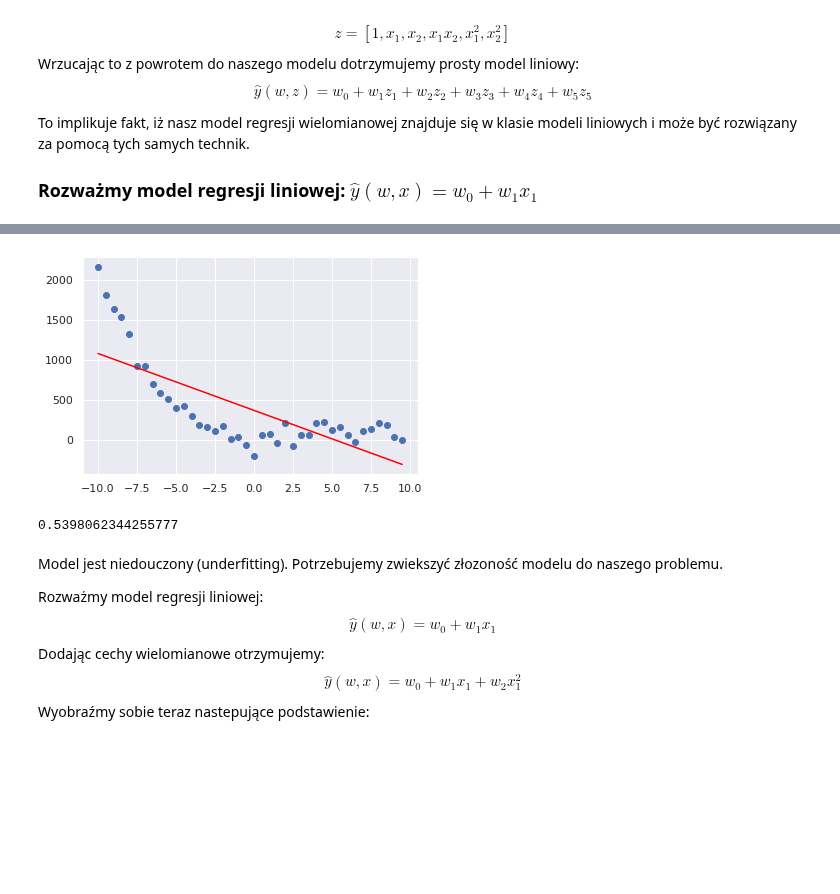
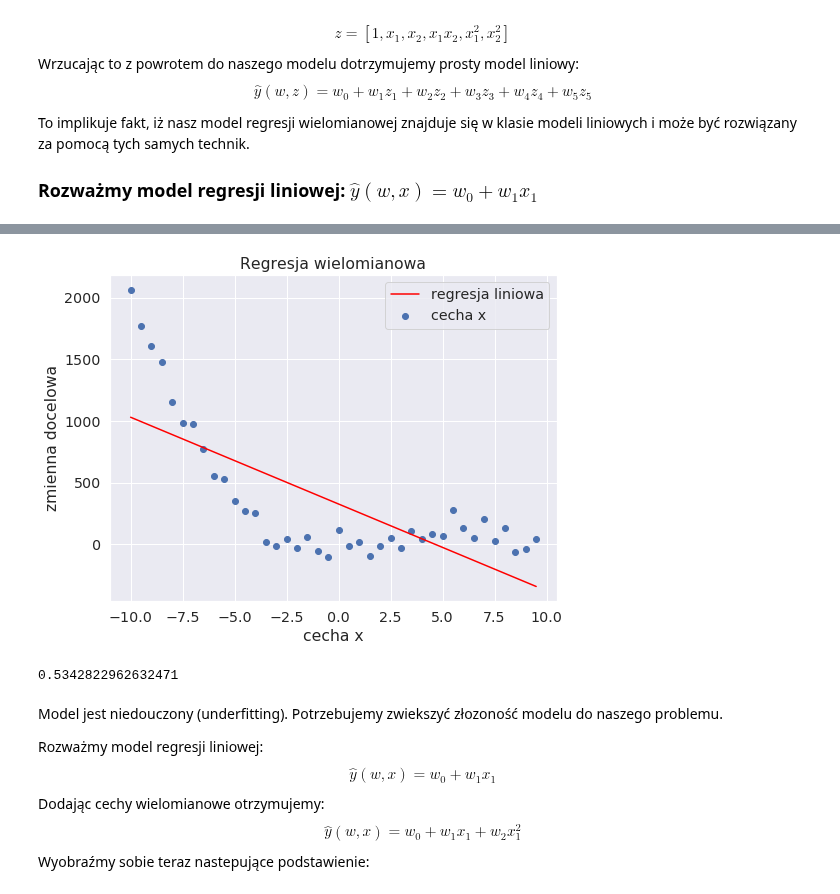
Before and after one commit to krakowiakpawel9/ml_course, a Jupyter notebook: cont/04_poly_regression.ipynb, the cells around one changed output, grey strips where cells are left out. Drawn from its saved outputs; the diff is of its cells as text; code cells hidden in the pictures; blank space fills up the shorter version.

```diff
--- a/cont/04_poly_regression.ipynb
+++ b/cont/04_poly_regression.ipynb
@@ -48,12 +48,18 @@ To implikuje fakt, iż nasz model regresji wielomianowej znajduje się w klasie
 import numpy as np
 import matplotlib.pyplot as plt
 import seaborn as sns
-sns.set()
+sns.set(font_scale=1.3)
 
-np.random.seed(0)
+np.random.seed(42)
 X = np.arange(-10, 10, 0.5)
 noise = 80 * np.random.randn(40)
 y = -X**3 + 10*X**2 - 2*X + 3 + noise
 X = X.reshape(40, 1)
-_ = plt.scatter(X, y)
+plt.figure(figsize=(8, 6))
+plt.title('Regresja wielomianowa')
+plt.xlabel('cecha x')
+plt.ylabel('zmienna docelowa')
+plt.scatter(X, y, label='cecha x')
+plt.legend()
+plt.show()
 # %% [output]
@@ -61,20 +67,27 @@ _ = plt.scatter(X, y)
 # %%
 from sklearn.linear_model import LinearRegression
 
 regressor = LinearRegression()
 regressor.fit(X, y)
-y_pred = regressor.predict(X)
+y_pred_lin = regressor.predict(X)
 
-plt.scatter(X, y)
-_ = plt.plot(X, y_pred, c='red')
+
+plt.figure(figsize=(8, 6))
+plt.title('Regresja wielomianowa')
+plt.xlabel('cecha x')
+plt.ylabel('zmienna docelowa')
+plt.scatter(X, y, label='cecha x')
+plt.plot(X, y_pred_lin, c='red', label='regresja liniowa')
+plt.legend()
+plt.show()
 # %% [output]
-[figure, old version]
+[figure, new version]
 # %%
 from sklearn.metrics import r2_score
 
-r2_score(y, y_pred)
+r2_score(y, y_pred_lin)
 # %% [output]
-0.5398062344255777
+0.5342822962632471
 # %% [markdown]
 Model jest niedouczony (underfitting). Potrzebujemy zwiekszyć złozoność modelu do naszego problemu.
 
```
Also changed, not shown: parts of 13 cells of this notebook.
